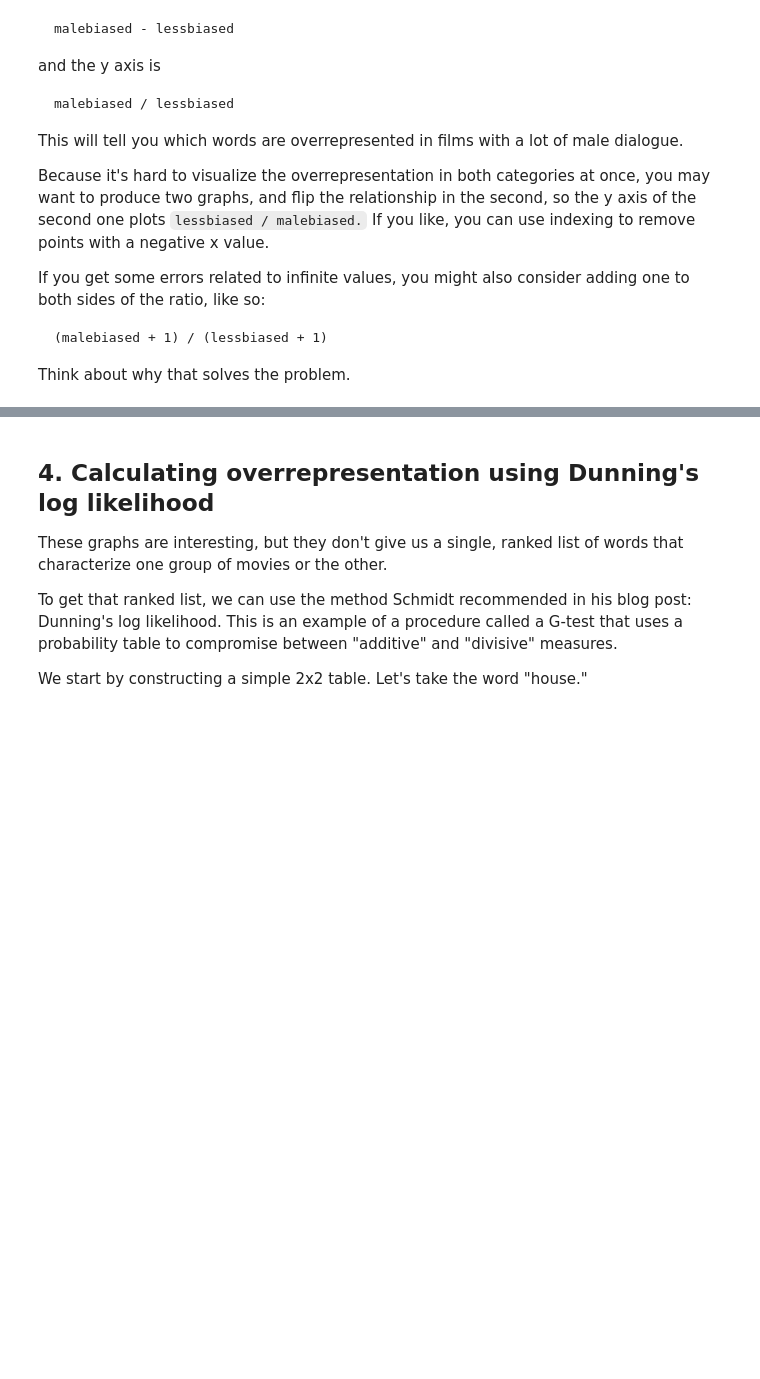
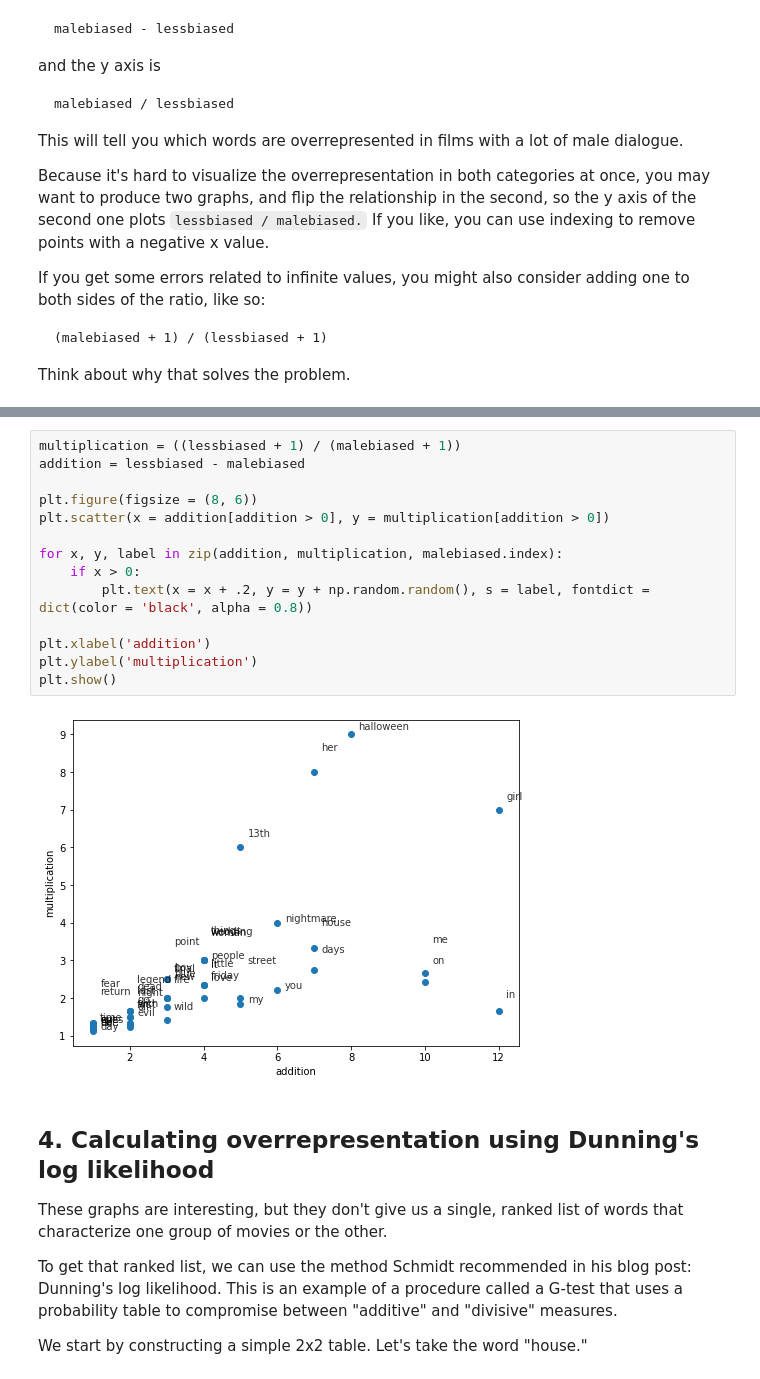
Before and after one commit to tedunderwood/is417, a Jupyter notebook: labs/3DistinctivenessSep7/DistinctiveWords.ipynb, the cells around one changed output, grey strips where cells are left out. Saved outputs shown, nothing was run; the diff lists cells and outputs as text; blank space fills up the shorter version.

```diff
--- a/labs/3DistinctivenessSep7/DistinctiveWords.ipynb
+++ b/labs/3DistinctivenessSep7/DistinctiveWords.ipynb
@@ -282,3 +304,19 @@ Think about why that solves the problem.
+# %%
+multiplication = ((lessbiased + 1) / (malebiased + 1))
+addition = lessbiased - malebiased
+
+plt.figure(figsize = (8, 6))
+plt.scatter(x = addition[addition > 0], y = multiplication[addition > 0])
+
+for x, y, label in zip(addition, multiplication, malebiased.index):
+    if x > 0:
+        plt.text(x = x + .2, y = y + np.random.random(), s = label, fontdict = dict(color = 'black', alpha = 0.8))
+
+plt.xlabel('addition')
+plt.ylabel('multiplication')
+plt.show()
+# %% [output]
+[figure, added]
 # %% [markdown]
 ## 4. Calculating overrepresentation using Dunning's log likelihood
 
```
Also changed, not shown: parts of 21 cells of this notebook.
